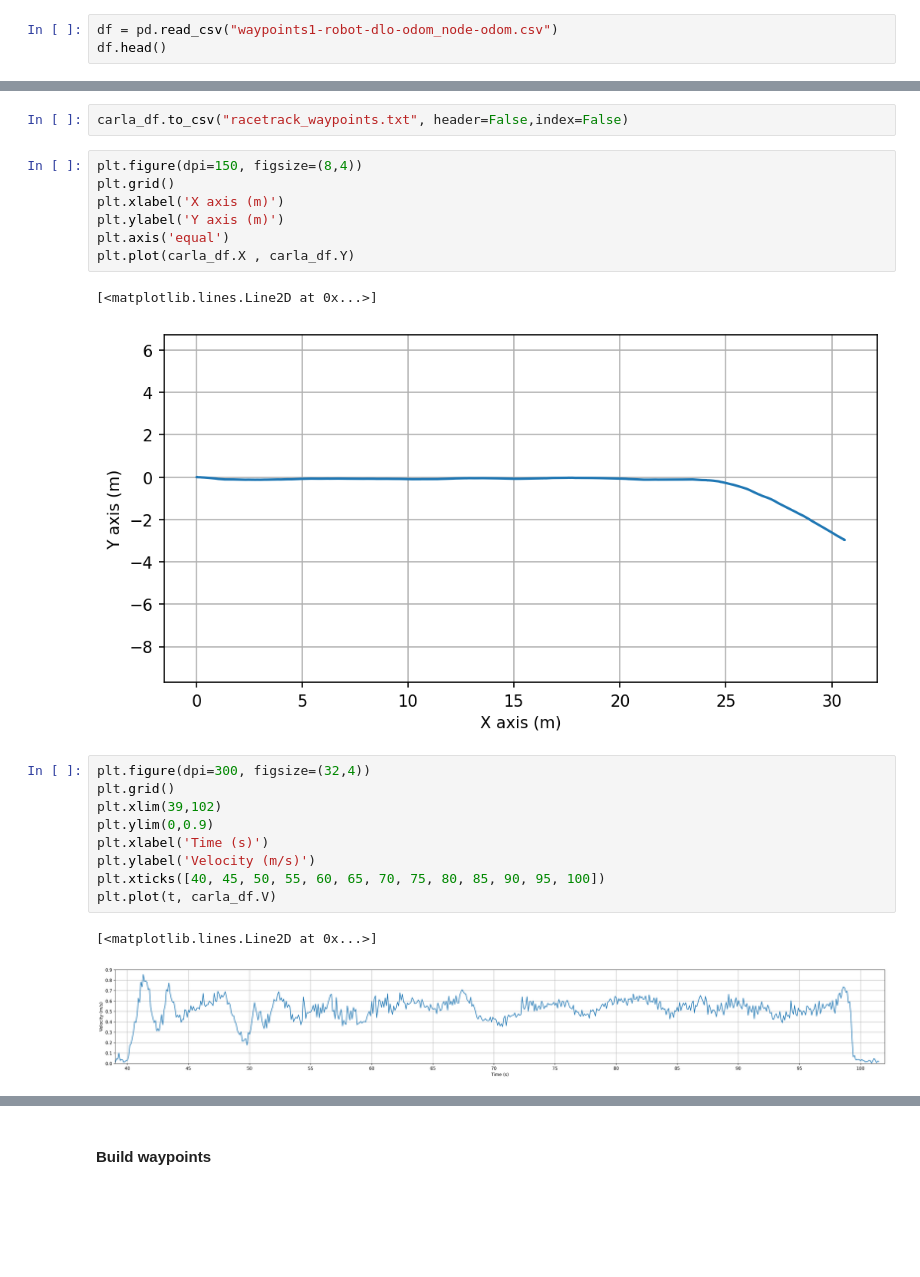
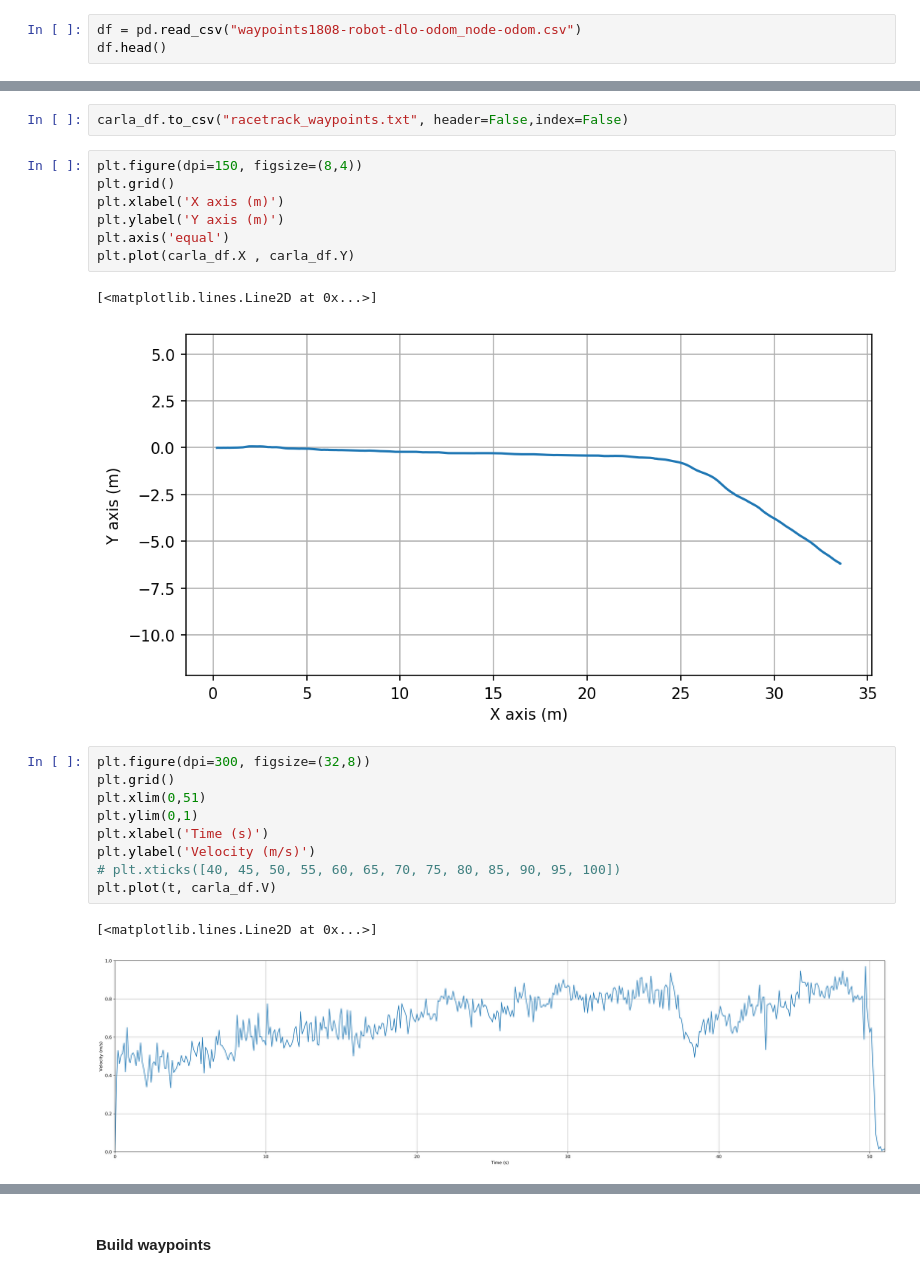
Before and after one commit to mfkiwl/IMU-Velcoity-Position, a Jupyter notebook: wayPointsGenration.ipynb, the cells around one changed output, grey strips where cells are left out. Drawn from its saved outputs; the diff is of its cells as text; blank space fills up the shorter version.

```diff
--- a/wayPointsGenration.ipynb
+++ b/wayPointsGenration.ipynb
@@ -3,6 +3,6 @@ import numpy as np
 import pandas as pd
 from datetime import datetime
 # %%
-df = pd.read_csv("waypoints1-robot-dlo-odom_node-odom.csv")
+df = pd.read_csv("waypoints1808-robot-dlo-odom_node-odom.csv")
 df.head()
 # %% [output]
@@ -127,19 +127,19 @@ plt.axis('equal')
 plt.plot(carla_df.X , carla_df.Y)
 # %% [output]
 [<matplotlib.lines.Line2D at 0x...>]
-[figure, old version]
+[figure, new version]
 # %%
-plt.figure(dpi=300, figsize=(32,4))
+plt.figure(dpi=300, figsize=(32,8))
 plt.grid()
-plt.xlim(39,102)
-plt.ylim(0,0.9)
+plt.xlim(0,51)
+plt.ylim(0,1)
 plt.xlabel('Time (s)')
 plt.ylabel('Velocity (m/s)')
-plt.xticks([40, 45, 50, 55, 60, 65, 70, 75, 80, 85, 90, 95, 100])
+# plt.xticks([40, 45, 50, 55, 60, 65, 70, 75, 80, 85, 90, 95, 100])
 plt.plot(t, carla_df.V)
 # %% [output]
 [<matplotlib.lines.Line2D at 0x...>]
-[figure, old version]
+[figure, new version]
 # %%
 carla_df_avgV = pd.DataFrame([df.PosX ,df.PosY,df.Vmag ]).transpose()
 carla_df_avgV.columns=['X','Y','V']
```
Also changed, not shown: parts of 23 cells of this notebook.
